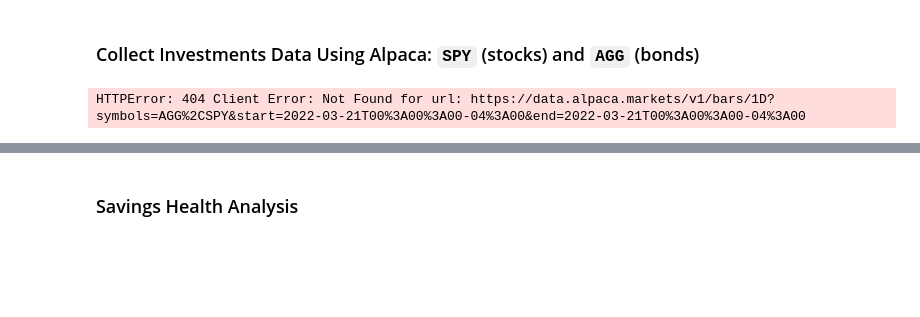
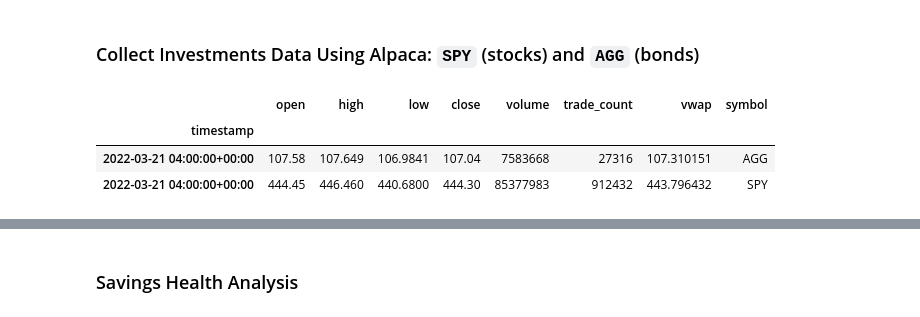
Before and after one commit to chaka37/API, a Jupyter notebook: Starter_Code/financial-planner.ipynb, the cells around one changed output, grey strips where cells are left out. Drawn from its saved outputs; the diff is of its cells as text; code cells hidden in the pictures; blank space fills up the shorter version.

```diff
--- a/Starter_Code/financial-planner.ipynb
+++ b/Starter_Code/financial-planner.ipynb
@@ -72,24 +72,27 @@ api = tradeapi.REST(
 # %%
 # Format current date as ISO format
 today = pd.Timestamp("2022-03-21", tz="America/New_York").isoformat()
 
 # Set the tickers
 tickers = ["AGG", "SPY"]
 
 # Set timeframe to '1D' for Alpaca API
 timeframe = "1D"
 
 # Get current closing prices for SPY and AGG
-df_ticker = api.get_barset(
+df_ticker = api.get_bars(
     tickers,
-    timeframe,
+    timeframe = "1Day",
     start=today,
     end=today,
 ).df
 
 # Preview DataFrame
 df_ticker.head()
 # %% [output]
-HTTPError: 404 Client Error: Not Found for url: https://data.alpaca.markets/v1/bars/1D?symbols=AGG%2CSPY&start=2022-03-21T00%3A00%3A00-04%3A00&end=2022-03-21T00%3A00%3A00-04%3A00
+|  | open | high | low | close | volume | trade_count | vwap | symbol |
+| timestamp |  |  |  |  |  |  |  |  |
+| 2022-03-21 04:00:00+00:00 | 107.58 | 107.649 | 106.9841 | 107.04 | 7583668 | 27316 | 107.310151 | AGG |
+| 2022-03-21 04:00:00+00:00 | 444.45 | 446.460 | 440.6800 | 444.30 | 85377983 | 912432 | 443.796432 | SPY |
 # %%
 # Pick AGG and SPY close prices
```
Also changed, not shown: parts of 9 cells of this notebook.
